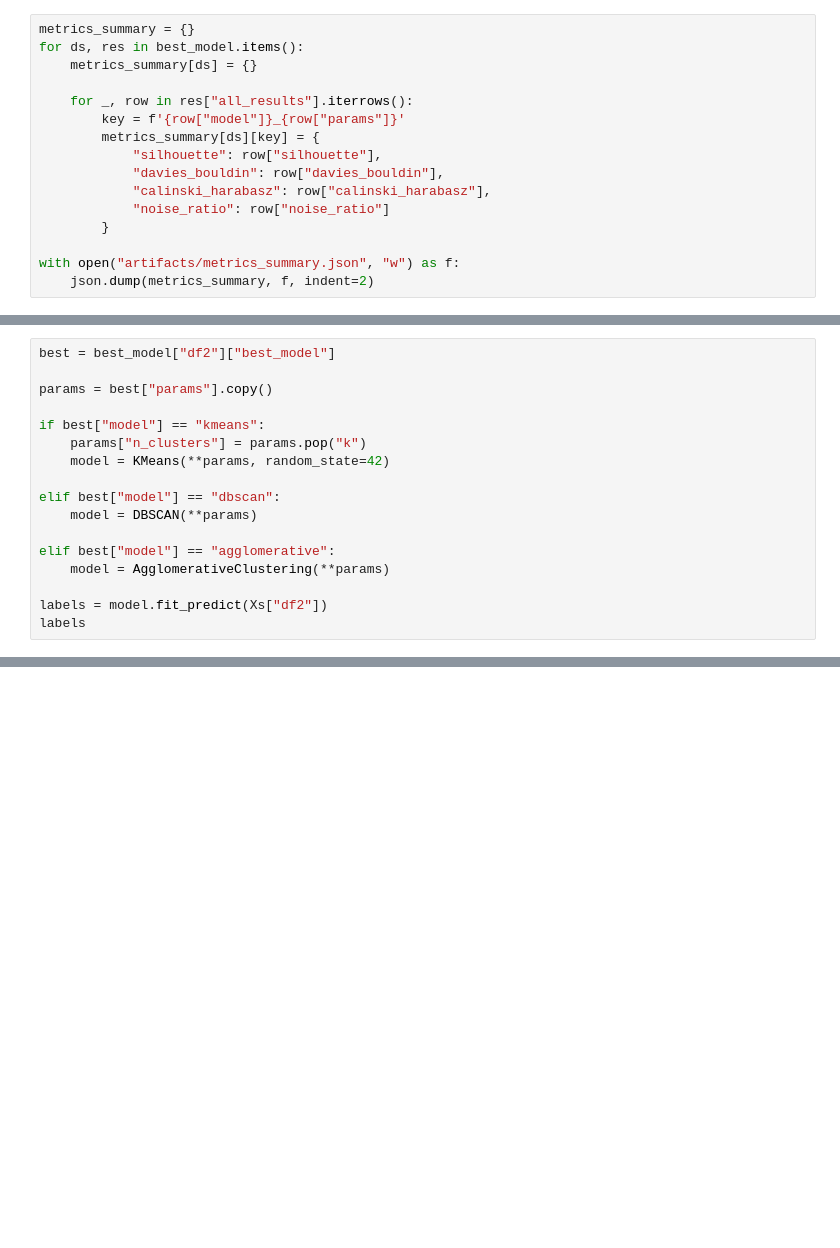
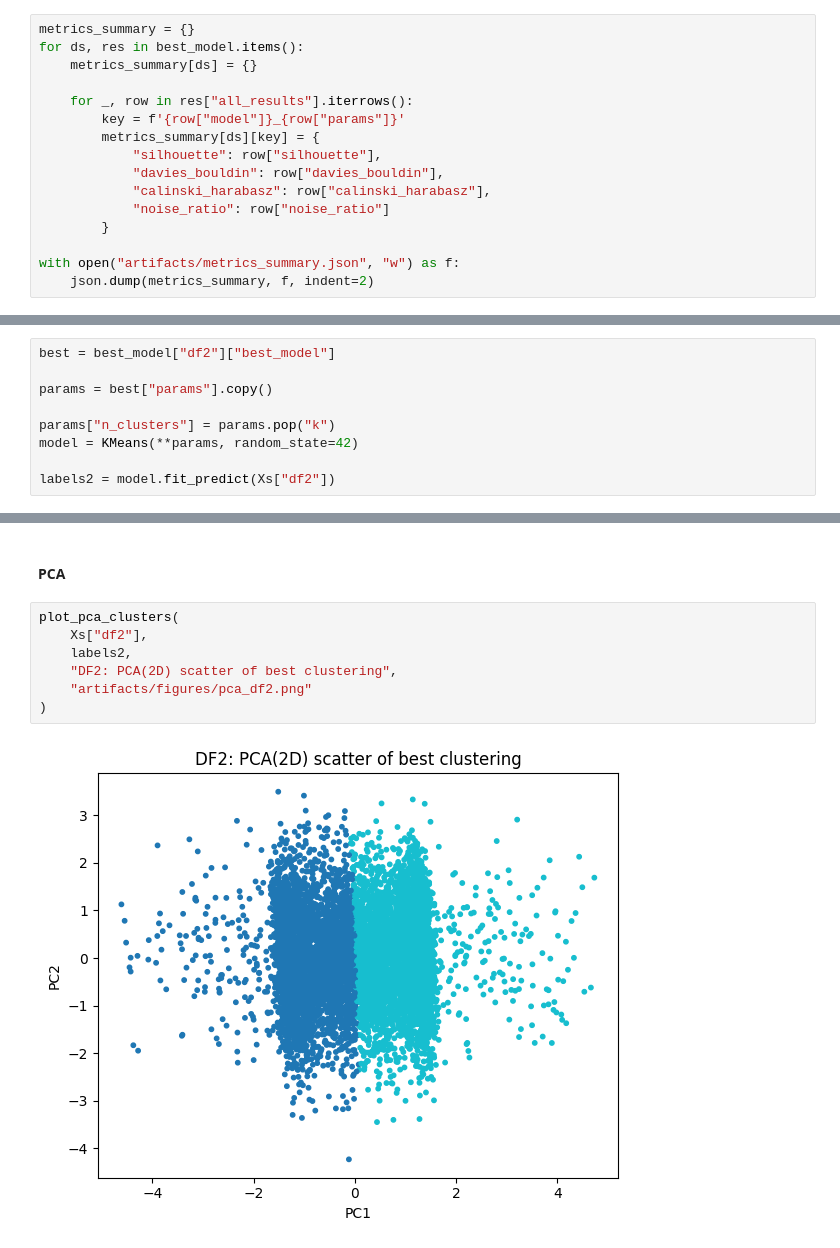
Before and after one commit to vywper/kudryashov-aie-group, a Jupyter notebook: homeworks/HW07/HW07.ipynb, the cells around one changed output, grey strips where cells are left out. Cells and saved outputs as stored; diff of their text form; blank space fills up the shorter version.

```diff
--- a/homeworks/HW07/HW07.ipynb
+++ b/homeworks/HW07/HW07.ipynb
@@ -691,15 +742,7 @@ best = best_model["df2"]["best_model"]
 
 params = best["params"].copy()
 
-if best["model"] == "kmeans":
-    params["n_clusters"] = params.pop("k")
-    model = KMeans(**params, random_state=42)
+params["n_clusters"] = params.pop("k")
+model = KMeans(**params, random_state=42)
 
-elif best["model"] == "dbscan":
-    model = DBSCAN(**params)
-
-elif best["model"] == "agglomerative":
-    model = AgglomerativeClustering(**params)
-
-labels = model.fit_predict(Xs["df2"])
-labels
+labels2 = model.fit_predict(Xs["df2"])
@@ -707,0 +804,11 @@ array([0, 1, 1, ..., 1, 0, 0], shape=(8000,), dtype=int32)
+# %% [markdown]
+#### PCA
+# %%
+plot_pca_clusters(
+    Xs["df2"],
+    labels2,
+    "DF2: PCA(2D) scatter of best clustering",
+    "artifacts/figures/pca_df2.png"
+)
+# %% [output]
+[figure, added]
```
Also changed, not shown: parts of 16 cells of this notebook, 7 other files.
